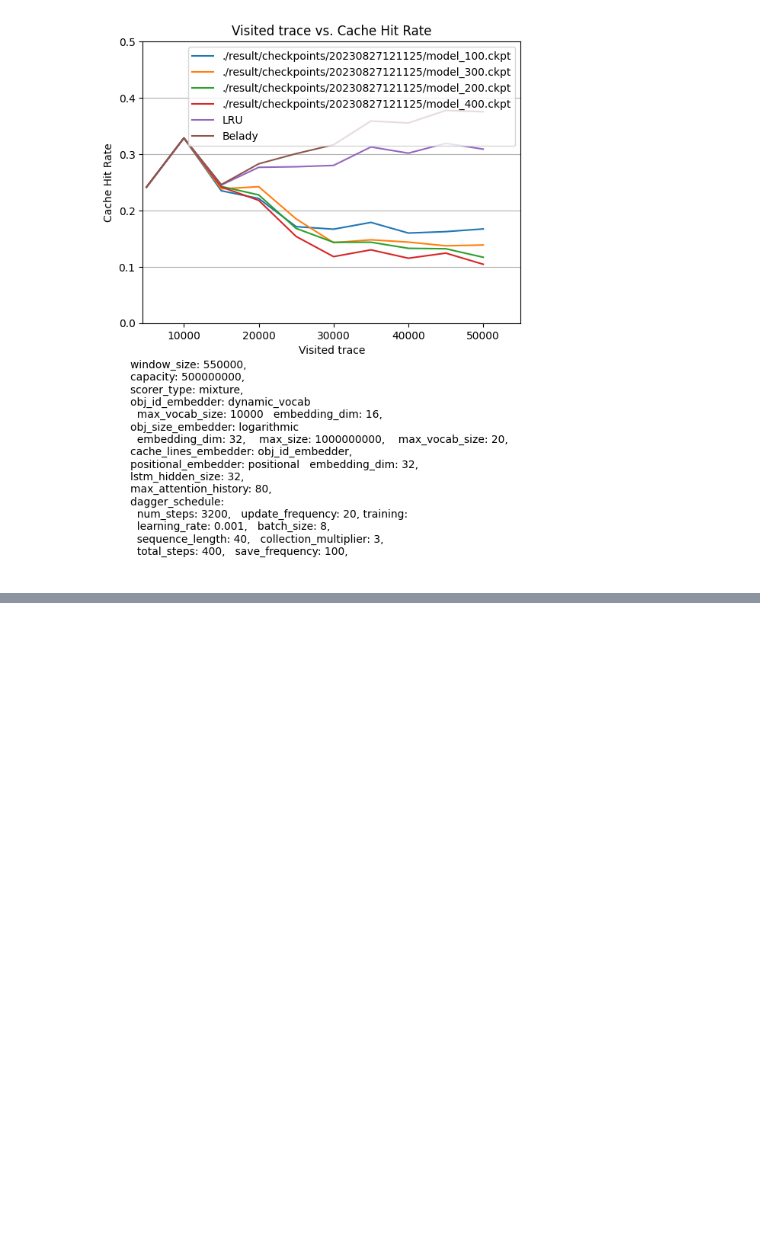
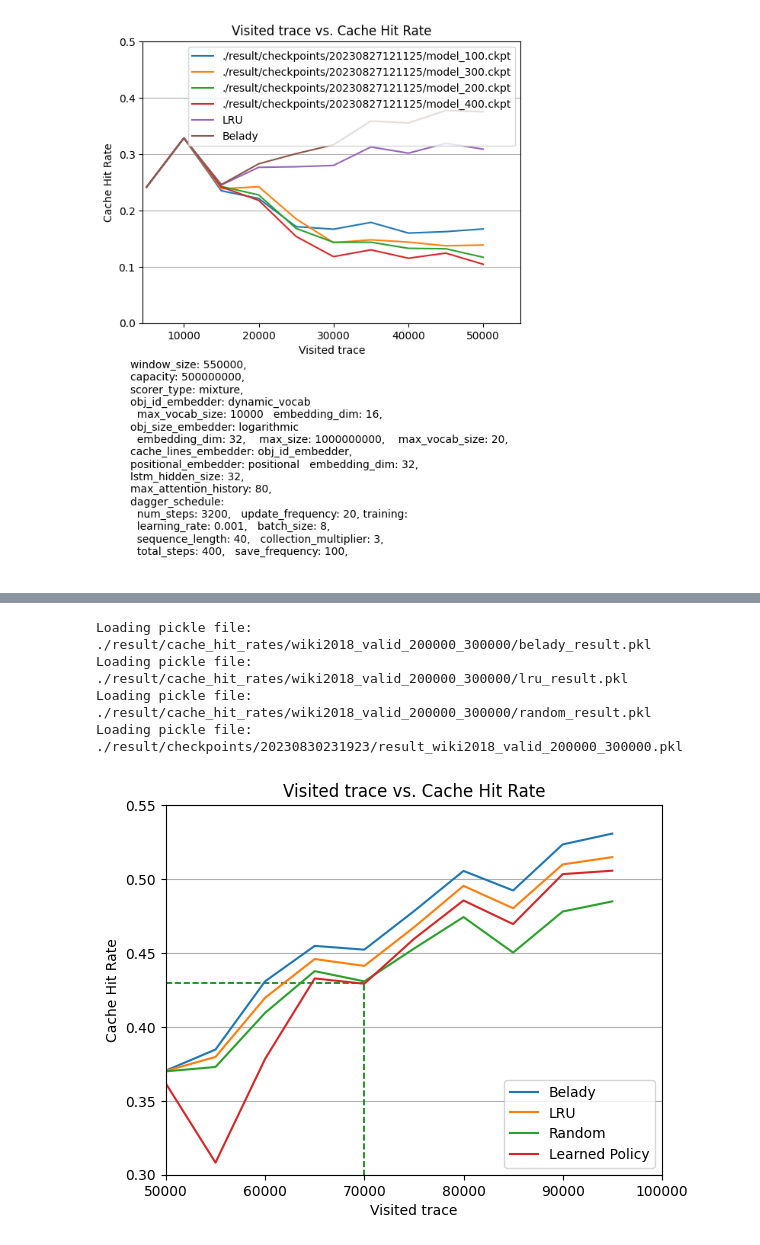
Before and after one commit to kato1628/cache_replacement, a Jupyter notebook: evaluate.ipynb, the cells around one changed output, grey strips where cells are left out. Drawn from its saved outputs; the diff is of its cells as text; code cells hidden in the pictures; blank space fills up the shorter version.

```diff
--- a/evaluate.ipynb
+++ b/evaluate.ipynb
@@ -246,0 +446,51 @@ Loading pickle file:  ./result/checkpoints/20230826192335/config.pkl
+# %%
+# plot hit rates obtained from 100000 traces
+experiment__id = "20230830231923"
+dataset = "wiki2018_valid_200000_300000"
+
+# load hit rates by benchmark policies
+benchmarks = ["belady", "lru", "random"]
+benchmark_result_dir = f"./result/cache_hit_rates/{dataset}"
+
+hit_rates = []
+for benchmark in benchmarks:
+    benchmark_result_path = f"{benchmark_result_dir}/{benchmark}_result.pkl"
+    benchmark_hit_rates = load_pickle(benchmark_result_path)
+    hit_rates.append(benchmark_hit_rates[10:])
+
+# load hit rates by learned policy
+result_path = f"./result/checkpoints/{experiment__id}/result_{dataset}.pkl"
+hit_rates_leaned = load_pickle(result_path)
+
+# get last checkpoint hit rates
+hit_rates.append(list(hit_rates_leaned.values())[-1][10:])
+
+# plot hit rates graph
+labels = ["Belady", "LRU", "Random", "Learned Policy"]
+x_values = [5000 * i for i in range(10, 20)]
+y_values = hit_rates
+
+plt.axis([50000, 100000, 0.3, 0.55])
+plt.xlabel('Visited trace')
+plt.ylabel('Cache Hit Rate')
+plt.title('Visited trace vs. Cache Hit Rate')
+
+# Add grid
+plt.grid(linestyle='-', axis='y', zorder=0)
+
+# show horizontal line from (50000, 0.43) to (70000, 0.43)
+plt.plot([50000, 70000], [0.43, 0.43], 'g--', linewidth=1.2)
+# show vertical line from (70000, 0) to (70000, 0.43)
+plt.plot([70000, 70000], [0, 0.43], 'g--', linewidth=1.2)
+
+for i, y_value in enumerate(y_values):
+    plt.plot(x_values, y_value, label=labels[i])
+
+plt.legend(loc="lower right")
+plt.show()
+# %% [output]
+Loading pickle file:  ./result/cache_hit_rates/wiki2018_valid_200000_300000/belady_result.pkl
+Loading pickle file:  ./result/cache_hit_rates/wiki2018_valid_200000_300000/lru_result.pkl
+Loading pickle file:  ./result/cache_hit_rates/wiki2018_valid_200000_300000/random_result.pkl
+Loading pickle file:  ./result/checkpoints/20230830231923/result_wiki2018_valid_200000_300000.pkl
+[figure, added]
```
Also changed, not shown: parts of 4 cells of this notebook, 3 other files.
